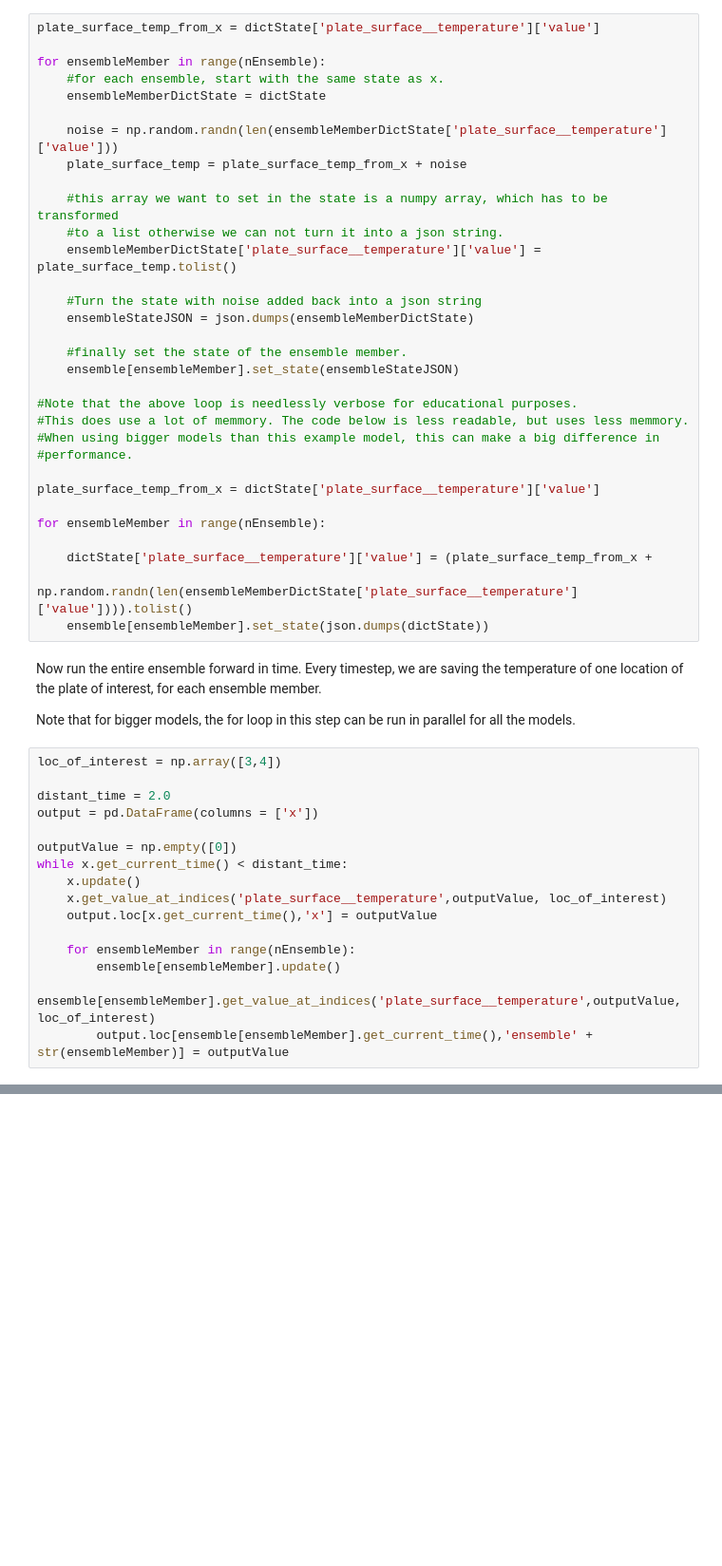
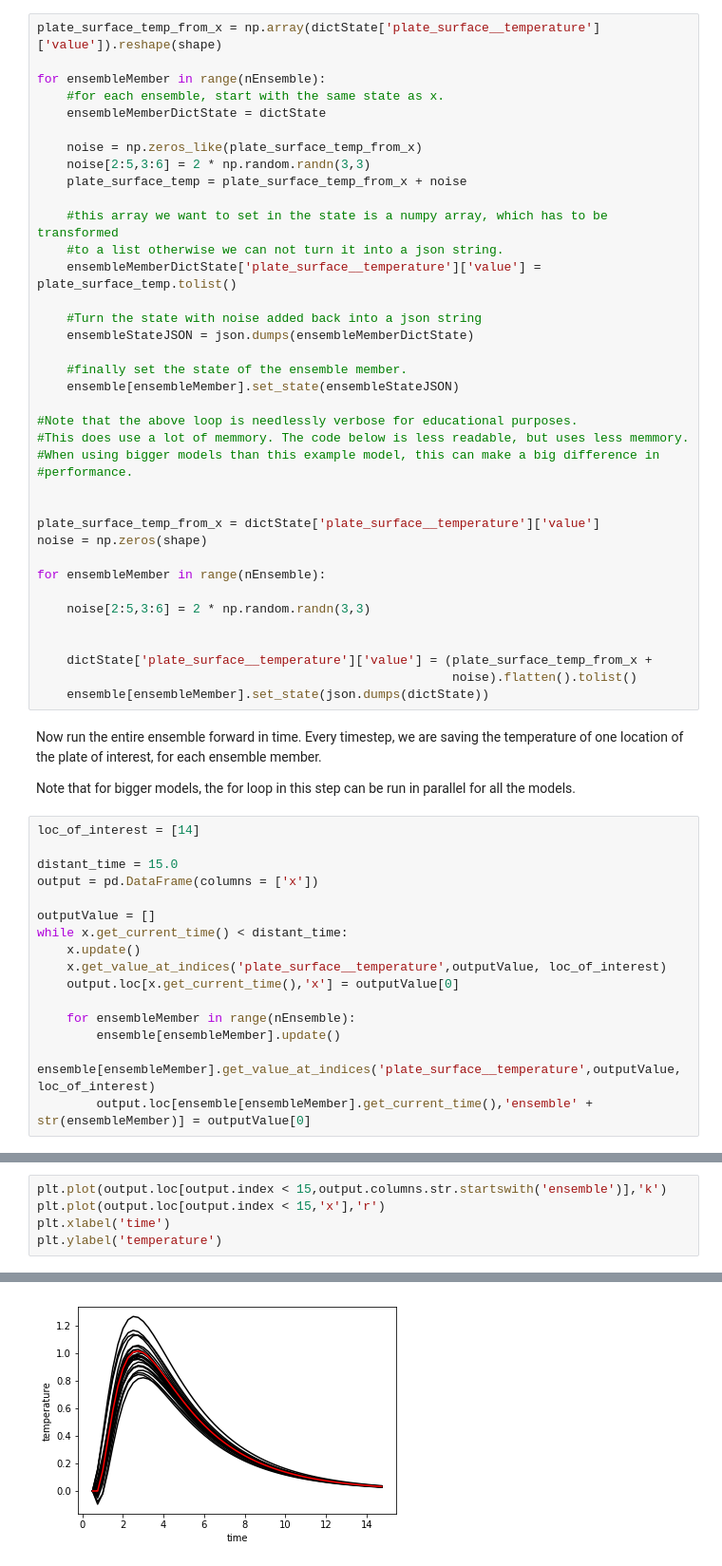
Before and after one commit to csdms/bmi-example-python, a Jupyter notebook: examples/run-model-from-bmi.-wth-different-states.ipynb, the cells around one changed output, grey strips where cells are left out. Shown: that part at 95% size. Saved outputs shown, nothing was run; the diff lists cells and outputs as text; blank space fills up the shorter version.

```diff
--- a/examples/run-model-from-bmi.-wth-different-states.ipynb
+++ b/examples/run-model-from-bmi.-wth-different-states.ipynb
@@ -188,13 +189,14 @@ for ensembleMember in range(nEnsemble):
 # %% [markdown]
 Now, for each ensemble member, we take the state of x, add some noise, and set the state of the member
 # %%
-plate_surface_temp_from_x = dictState['plate_surface__temperature']['value']
+plate_surface_temp_from_x = np.array(dictState['plate_surface__temperature']['value']).reshape(shape)
 
 for ensembleMember in range(nEnsemble):
     #for each ensemble, start with the same state as x.
     ensembleMemberDictState = dictState
 
-    noise = np.random.randn(len(ensembleMemberDictState['plate_surface__temperature']['value']))
+    noise = np.zeros_like(plate_surface_temp_from_x)
+    noise[2:5,3:6] = 2 * np.random.randn(3,3)
     plate_surface_temp = plate_surface_temp_from_x + noise
 
     #this array we want to set in the state is a numpy array, which has to be transformed
@@ -212,30 +214,35 @@ for ensembleMember in range(nEnsemble):
 #When using bigger models than this example model, this can make a big difference in
 #performance.
 
+
 plate_surface_temp_from_x = dictState['plate_surface__temperature']['value']
+noise = np.zeros(shape)
 
 for ensembleMember in range(nEnsemble):
 
+    noise[2:5,3:6] = 2 * np.random.randn(3,3)
+
+
     dictState['plate_surface__temperature']['value'] = (plate_surface_temp_from_x +
-                                                        np.random.randn(len(ensembleMemberDictState['plate_surface__temperature']['value']))).tolist()
+                                                        noise).flatten().tolist()
     ensemble[ensembleMember].set_state(json.dumps(dictState))
 # %% [markdown]
 Now run the entire ensemble forward in time. Every timestep, we are saving the temperature of one location of the plate of interest, for each ensemble member.
 
 Note that for bigger models, the for loop in this step can be run in parallel for all the models.
 # %%
-loc_of_interest = np.array([3,4])
+loc_of_interest = [14]
 
-distant_time = 2.0
+distant_time = 15.0
 output = pd.DataFrame(columns = ['x'])
 
-outputValue = np.empty([0])
+outputValue = []
 while x.get_current_time() < distant_time:
     x.update()
     x.get_value_at_indices('plate_surface__temperature',outputValue, loc_of_interest)
-    output.loc[x.get_current_time(),'x'] = outputValue
+    output.loc[x.get_current_time(),'x'] = outputValue[0]
 
     for ensembleMember in range(nEnsemble):
         ensemble[ensembleMember].update()
         ensemble[ensembleMember].get_value_at_indices('plate_surface__temperature',outputValue, loc_of_interest)
-        output.loc[ensemble[ensembleMember].get_current_time(),'ensemble' + str(ensembleMember)] = outputValue
+        output.loc[ensemble[ensembleMember].get_current_time(),'ensemble' + str(ensembleMember)] = outputValue[0]
@@ -261,0 +251,6 @@ x.finalize()
+# %%
+plt.plot(output.loc[output.index < 15,output.columns.str.startswith('ensemble')],'k')
+plt.plot(output.loc[output.index < 15,'x'],'r')
+plt.xlabel('time')
+plt.ylabel('temperature')
+# %% [output]
@@ -261,0 +258 @@ x.finalize()
+[figure, added]
```
Also changed, not shown: parts of 14 cells of this notebook, 1 other file.
